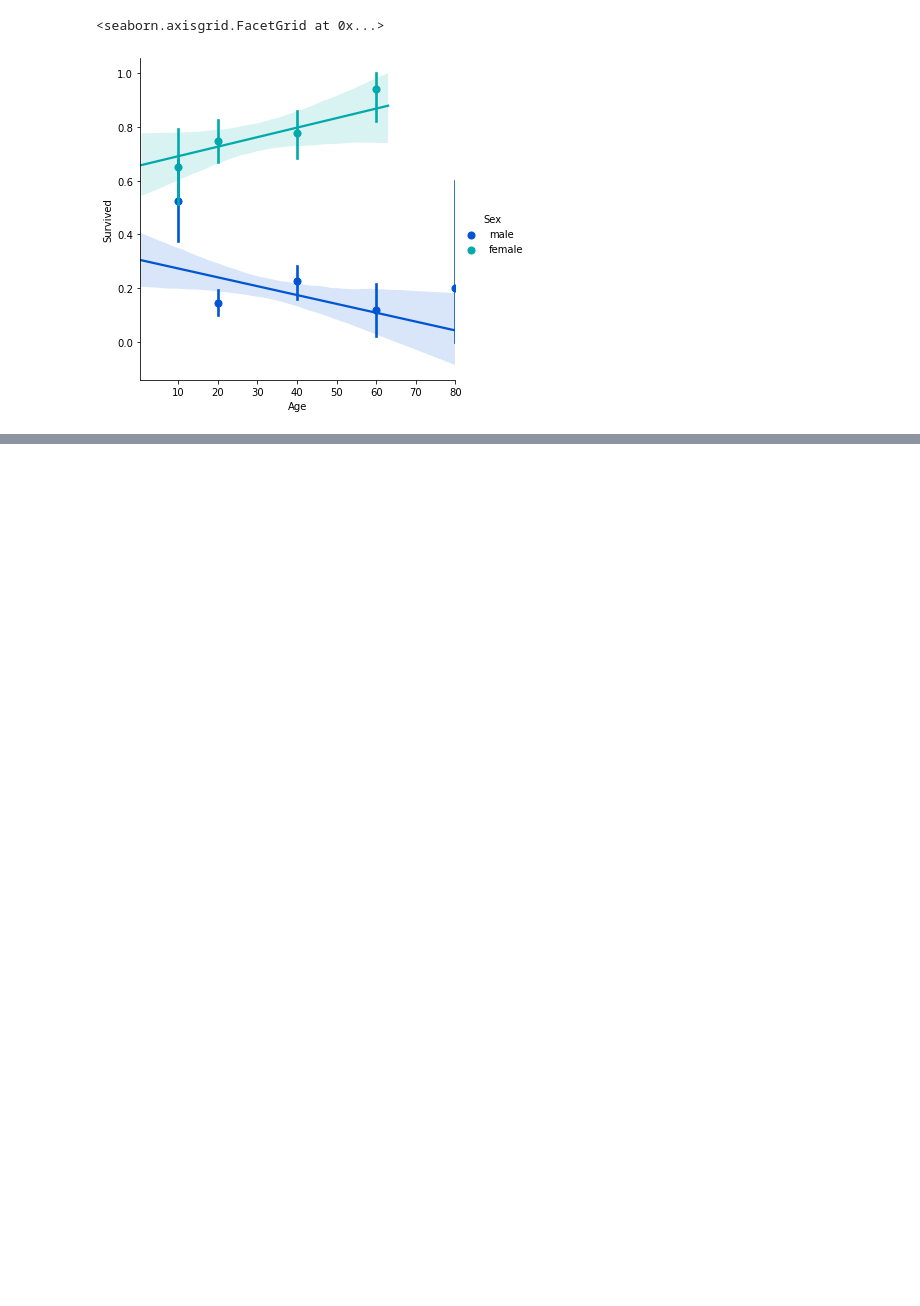
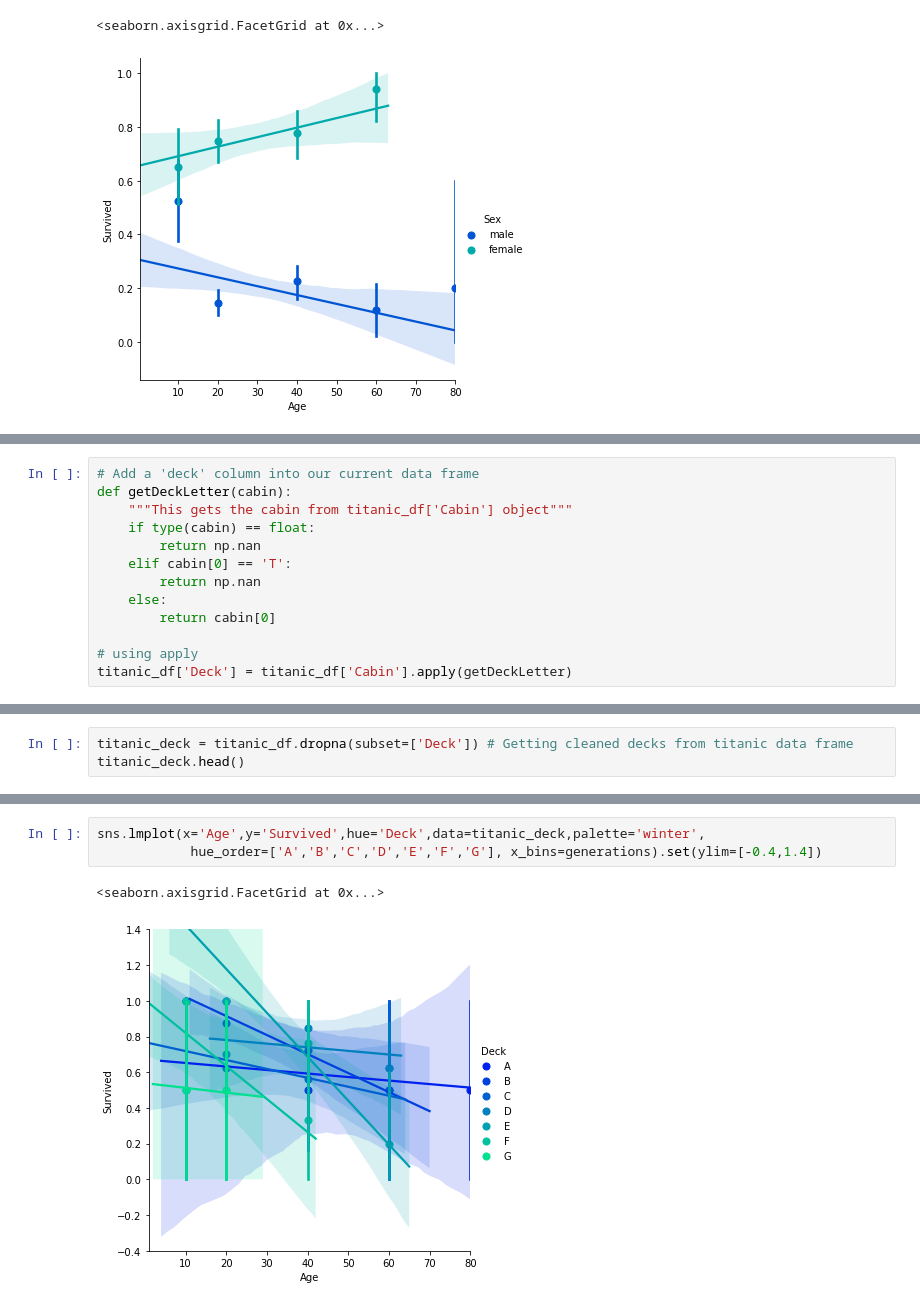
Before and after one commit to abel672/python-data-analysis-visualization, a Jupyter notebook: Section-8-Example-Projects/00-Titanic-Project.ipynb, the cells around one changed output, grey strips where cells are left out. Cells and saved outputs as stored; diff of their text form; blank space fills up the shorter version.

Commit message:
Titanic Project Part 5: Challenge

```diff
--- a/Section-8-Example-Projects/00-Titanic-Project.ipynb
+++ b/Section-8-Example-Projects/00-Titanic-Project.ipynb
@@ -292,0 +307,13 @@ sns.lmplot(x='Age',y='Survived',hue='Sex',data=titanic_df,palette='winter',x_bin
+# %%
+# Add a 'deck' column into our current data frame
+def getDeckLetter(cabin):
+    """This gets the cabin from titanic_df['Cabin'] object"""
+    if type(cabin) == float:
+        return np.nan
+    elif cabin[0] == 'T':
+        return np.nan
+    else:
+        return cabin[0]
+
+# using apply
+titanic_df['Deck'] = titanic_df['Cabin'].apply(getDeckLetter)
@@ -292,0 +329,3 @@ sns.lmplot(x='Age',y='Survived',hue='Sex',data=titanic_df,palette='winter',x_bin
+# %%
+titanic_deck = titanic_df.dropna(subset=['Deck']) # Getting cleaned decks from titanic data frame
+titanic_deck.head()
@@ -292,0 +339,6 @@ sns.lmplot(x='Age',y='Survived',hue='Sex',data=titanic_df,palette='winter',x_bin
+# %%
+sns.lmplot(x='Age',y='Survived',hue='Deck',data=titanic_deck,palette='winter',
+            hue_order=['A','B','C','D','E','F','G'], x_bins=generations).set(ylim=[-0.4,1.4])
+# %% [output]
+<seaborn.axisgrid.FacetGrid at 0x...>
+[figure, added]
```
Also changed, not shown: parts of 19 cells of this notebook, 1 other file.
